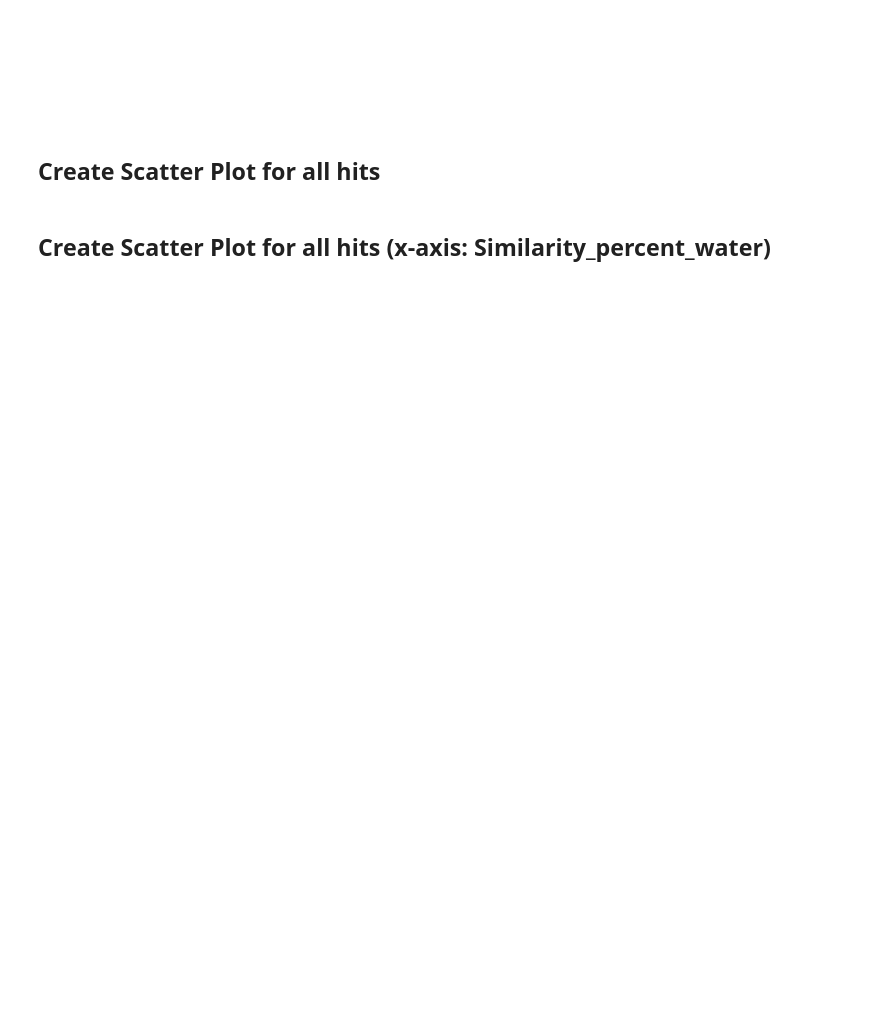
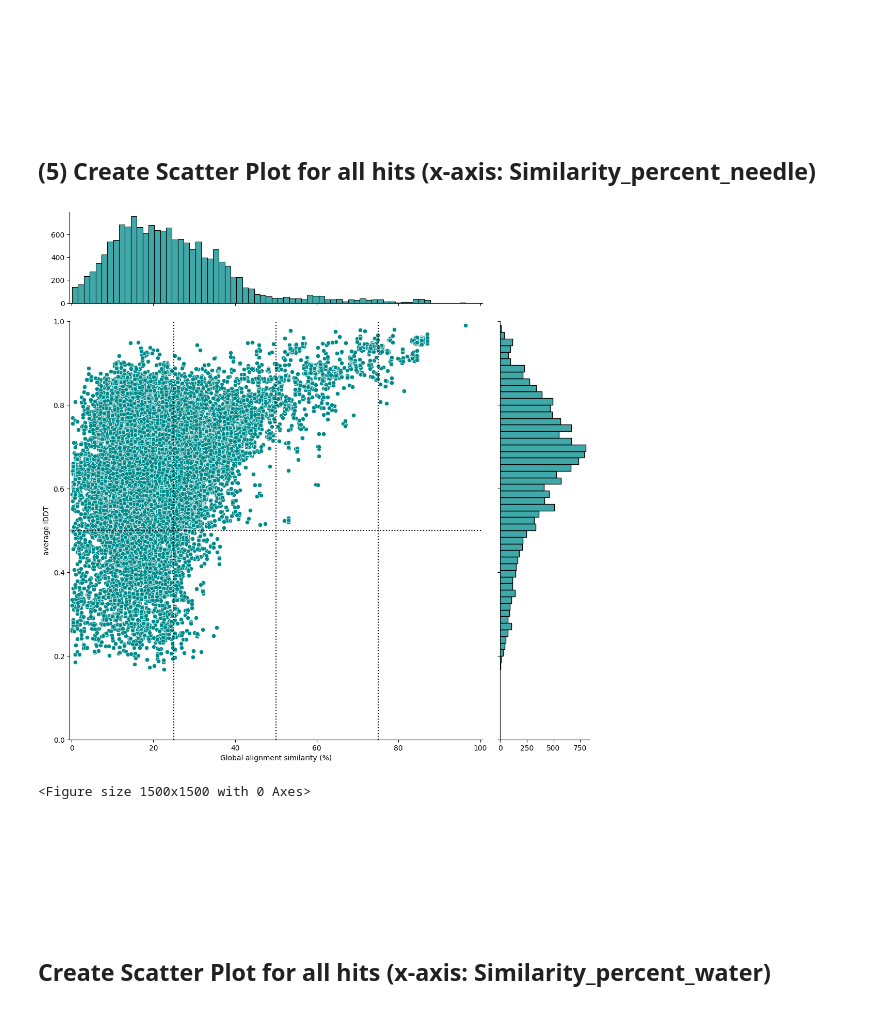
Before and after one commit to yonesora56/HS_rice_analysis, a Jupyter notebook: notebooks/13_foldseek_result_parse_2_up_tmalign.ipynb, the cells around one changed output. Drawn from its saved outputs; the diff is of its cells as text; code cells hidden in the pictures; blank space fills up the shorter version.

```diff
--- a/notebooks/13_foldseek_result_parse_2_up_tmalign.ipynb
+++ b/notebooks/13_foldseek_result_parse_2_up_tmalign.ipynb
@@ -254,30 +342,39 @@ display(join_foldseek)
 
 &nbsp;
 # %% [markdown]
-## Create Scatter Plot for all hits
+## (5) Create Scatter Plot for all hits (x-axis: Similarity_percent_needle)
 # %%
 foldseek_filter_viz2 = join_foldseek.to_pandas()
 
 sns.jointplot(
     data=foldseek_filter_viz2,
     x="Similarity_percent_needle",
     y="lddt",
     color="darkcyan",
     height=11,
     ratio=4,
     marginal_ticks=True
 )
 
-plt.xlim(0,100.5)
+plt.xlim(-0.5,100.5)
 plt.ylim(0,1)
-plt.xlabel("Global alignment similarity(%)")
+plt.xlabel("Global alignment similarity (%)")
 plt.ylabel("average lDDT") # see foldseek github https://github.com/steineggerlab/foldseek?tab=readme-ov-file#output-search
 plt.axvline(x=25, color="black", linestyle=":")
 plt.axvline(x=50, color="black", linestyle=":")
 plt.axvline(x=75, color="black", linestyle=":")
 plt.axhline(y=0.5, color="black", linestyle=":")
 plt.figure(figsize=(5, 5), dpi=300)
 plt.show()
+# %% [output]
+[figure, added]
+<Figure size 1500x1500 with 0 Axes>
+# %% [markdown]
+&nbsp;
+
+&nbsp;
+
+&nbsp;
 # %% [markdown]
 ## Create Scatter Plot for all hits (x-axis: Similarity_percent_water)
 # %%
```
Also changed, not shown: parts of 66 cells of this notebook, 7 other files.
